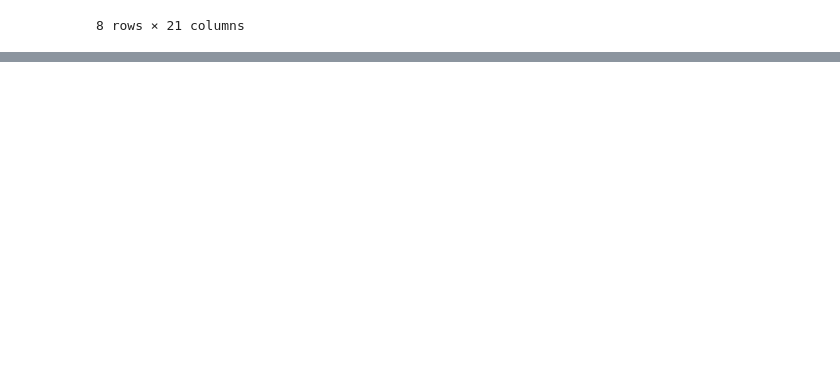
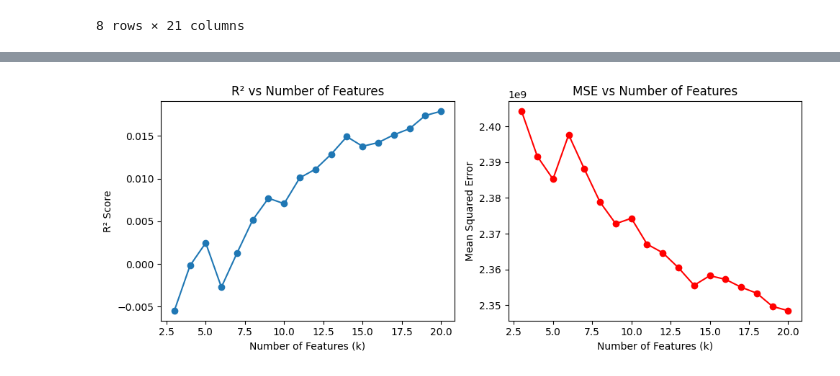
Before and after one commit to dondemici/SplDAtaAnalytics_Exercises, a Jupyter notebook: Lab3_Adriatico.ipynb, the cells around one changed output, grey strips where cells are left out. Drawn from its saved outputs; the diff is of its cells as text; code cells hidden in the pictures; blank space fills up the shorter version.

```diff
--- a/Lab3_Adriatico.ipynb
+++ b/Lab3_Adriatico.ipynb
@@ -49,3 +49,20 @@ df_clean.describe()
 | 75% | 3786.750000 | 7.000000 | 6.000000 | 1991.000000 | 2006.00000 | 1286.444133 | 1809.571293 | 3.000000 | ... |
 | max | 4996.000000 | 10.000000 | 9.000000 | 2052.000000 | 2056.00000 | 1979.854922 | 2821.167255 | 4.000000 | ... |
 8 rows × 21 columns
+# %%
+# Apply different normalization methods on numerical features
+num_cols = df_clean.select_dtypes(include=np.number).columns
+
+scalers = {
+    'MinMax': MinMaxScaler(),
+    'Standard': StandardScaler(),
+    'Robust': RobustScaler()
+}
+
+scaled_dfs = {}
+
+for key, scaler in scalers.items():
+    scaled = scaler.fit_transform(df_clean[num_cols])
+    scaled_dfs[key] = pd.DataFrame(scaled, columns=num_cols)
+
+scaled_dfs['MinMax'].head()
@@ -51,0 +111,65 @@ df_clean.describe()
+# %%
+from sklearn.feature_selection import SelectKBest, f_regression
+from sklearn.linear_model import LinearRegression
+from sklearn.model_selection import train_test_split
+from sklearn.preprocessing import StandardScaler
+from sklearn.metrics import r2_score, mean_squared_error
+import pandas as pd
+import numpy as np
+import matplotlib.pyplot as plt
+
+# Step 1: Prepare data
+df_clean = df_clean.drop(columns=['Id'])
+X = df_clean.drop(columns=['SalePrice'])
+y = df_clean['SalePrice']
+
+# One-hot encode categorical features
+X_encoded = pd.get_dummies(X, drop_first=True)
+
+# Fill missing values
+X_filled = X_encoded.fillna(method='ffill').fillna(method='bfill').fillna(0)
+
+# Try different values for k
+r2_scores = []
+mse_scores = []
+k_values = list(range(3, 21))
+
+for k in k_values:
+    selector = SelectKBest(score_func=f_regression, k=k)
+    X_selected = selector.fit_transform(X_filled, y)
+
+    # Optional: apply a scaler (StandardScaler used here)
+    scaler = StandardScaler()
+    X_scaled = scaler.fit_transform(X_selected)
+
+    X_train, X_test, y_train, y_test = train_test_split(X_scaled, y, test_size=0.2, random_state=42)
+
+    model = LinearRegression()
+    model.fit(X_train, y_train)
+    y_pred = model.predict(X_test)
+
+    r2 = r2_score(y_test, y_pred)
+    mse = mean_squared_error(y_test, y_pred)
+
+    r2_scores.append(r2)
+    mse_scores.append(mse)
+
+# Plot the performance
+plt.figure(figsize=(10, 4))
+
+plt.subplot(1, 2, 1)
+plt.plot(k_values, r2_scores, marker='o')
+plt.title("R² vs Number of Features")
+plt.xlabel("Number of Features (k)")
+plt.ylabel("R² Score")
+
+plt.subplot(1, 2, 2)
+plt.plot(k_values, mse_scores, marker='o', color='red')
+plt.title("MSE vs Number of Features")
+plt.xlabel("Number of Features (k)")
+plt.ylabel("Mean Squared Error")
+
+plt.tight_layout()
+plt.show()
+# %% [output]
+[figure, added]
```
Also changed, not shown: parts of 2 cells of this notebook, 1 other file.
